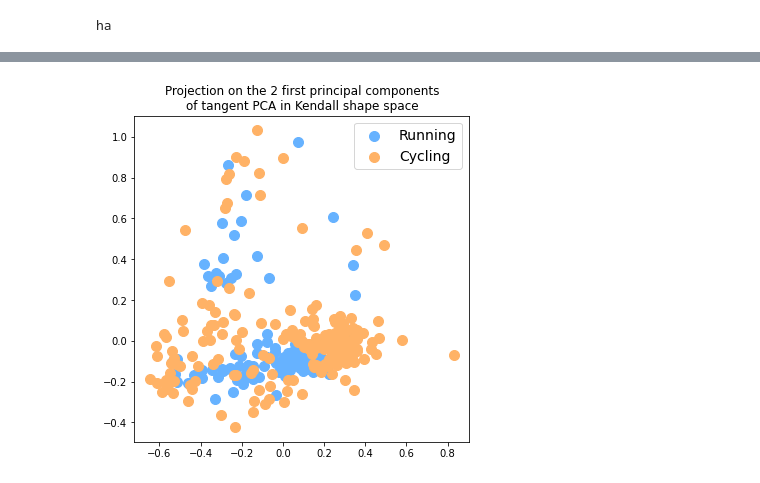
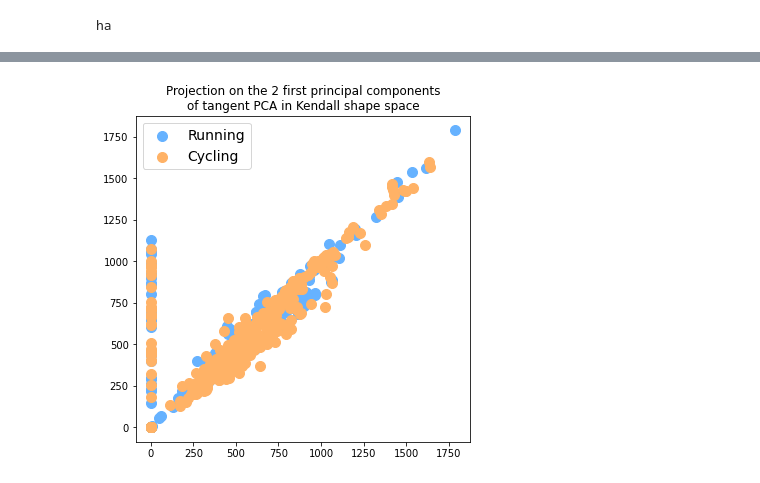
Before and after one commit to abhijithatreyat/geomstats_project, a Jupyter notebook: notebook_hw4.ipynb, the cells around one changed output, grey strips where cells are left out. Cells and saved outputs as stored; diff of their text form; code cells hidden in the pictures.

```diff
--- a/notebook_hw4.ipynb
+++ b/notebook_hw4.ipynb
@@ -300,54 +291,20 @@ Test accuracy: 0.7273
 # %%
-# PCA on manifolds
-
-m_ambient = 2
-k_landmarks = 16
-
-preshape = PreShapeSpace(m_ambient=m_ambient, k_landmarks=k_landmarks)
-matrices_metric = preshape.embedding_metric
-
-
-pose_preshape = preshape.projection(dataset)
-
-base_point = pose_preshape[0]
-# print(pose_preshape.shape)
-# print(preshape.belongs(pose_preshape))
-# print(gs.isclose(matrices_metric.norm(pose_preshape), 1.0))
-
-#Align the landmark sets in the preshape space
-pose_shape = preshape.align(point=pose_preshape, base_point=base_point)
-#print(pose_shape.shape)
-kendall_metric = KendallShapeMetric(m_ambient=m_ambient, k_landmarks=k_landmarks)
-
-
-tpca = TangentPCA(kendall_metric)
-tpca.fit(pose_shape)
-
-# plt.figure()
-# plt.plot(tpca.explained_variance_ratio_)
-# plt.xlabel("Number of principal tangent components", size=14)
-# plt.ylabel("Fraction of explained variance", size=14);
+# TODO Take into main notebook
 
 label_to_str = {0: "Running", 1: "Cycling"}
 label_to_color = {
     0: (102 / 255, 178 / 255, 255 / 255, 1.0),
     1: (255 / 255, 178 / 255, 102 / 255, 1.0),
 }
 
-%matplotlib inline
-X = tpca.transform(pose_shape)
-
 plt.figure(figsize=(6, 6))
-
 for label, col in label_to_color.items():
     mask = labels == label
-    plt.scatter(X[mask, 0], X[mask, 1], color=col, s=100, label=label_to_str[label])
+    plt.scatter(dataset[mask, 0], dataset[mask, 1], color=col, s=100, label=label_to_str[label])
 plt.legend(fontsize=14)
 plt.title(
     "Projection on the 2 first principal components"
     "\nof tangent PCA in Kendall shape space"
 );
-
-#assert feature_names[3][:-1]==feature_names[4][:-1]
 # %% [output]
-[figure, old version]
+[figure, new version]
```
Also changed, not shown: parts of 21 cells of this notebook.
